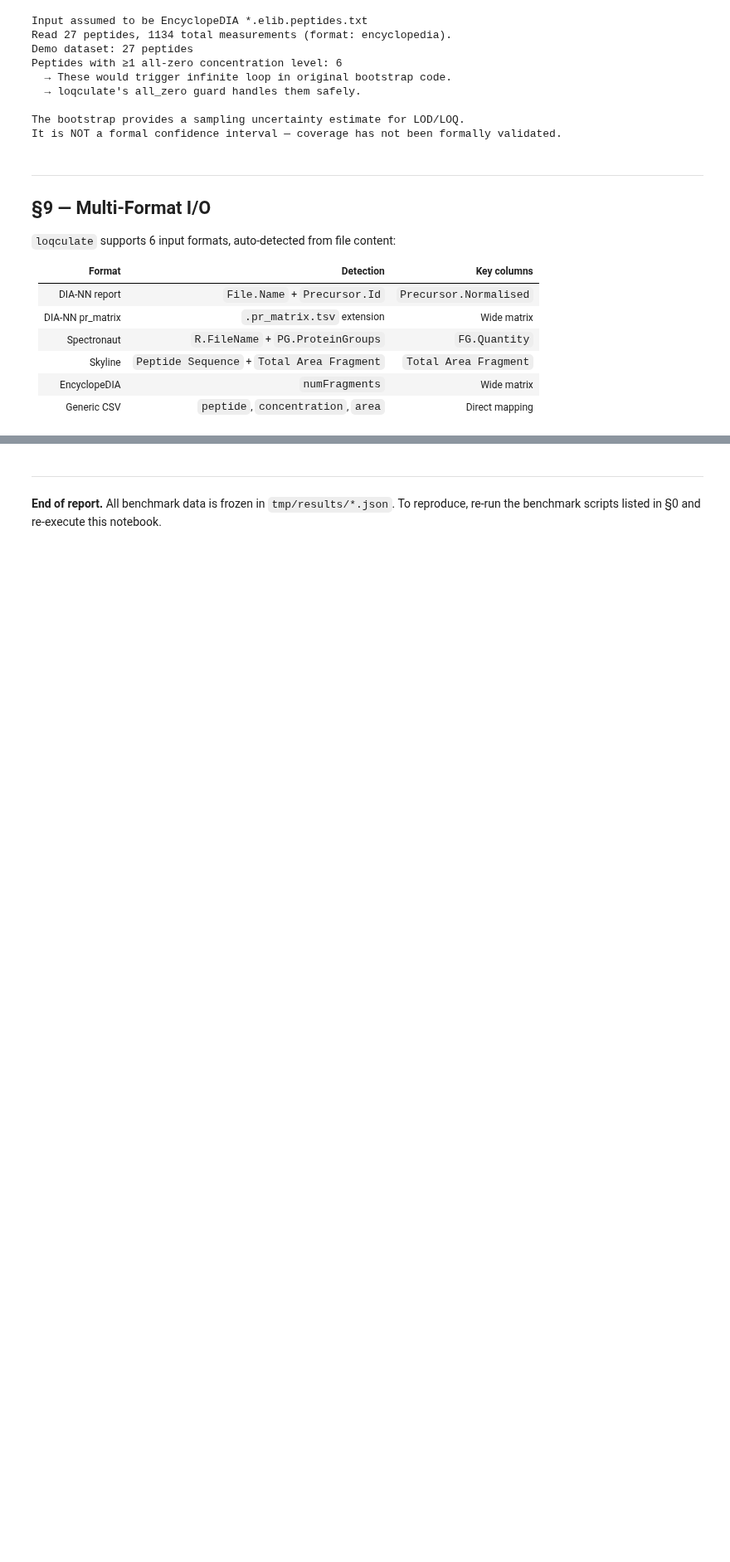
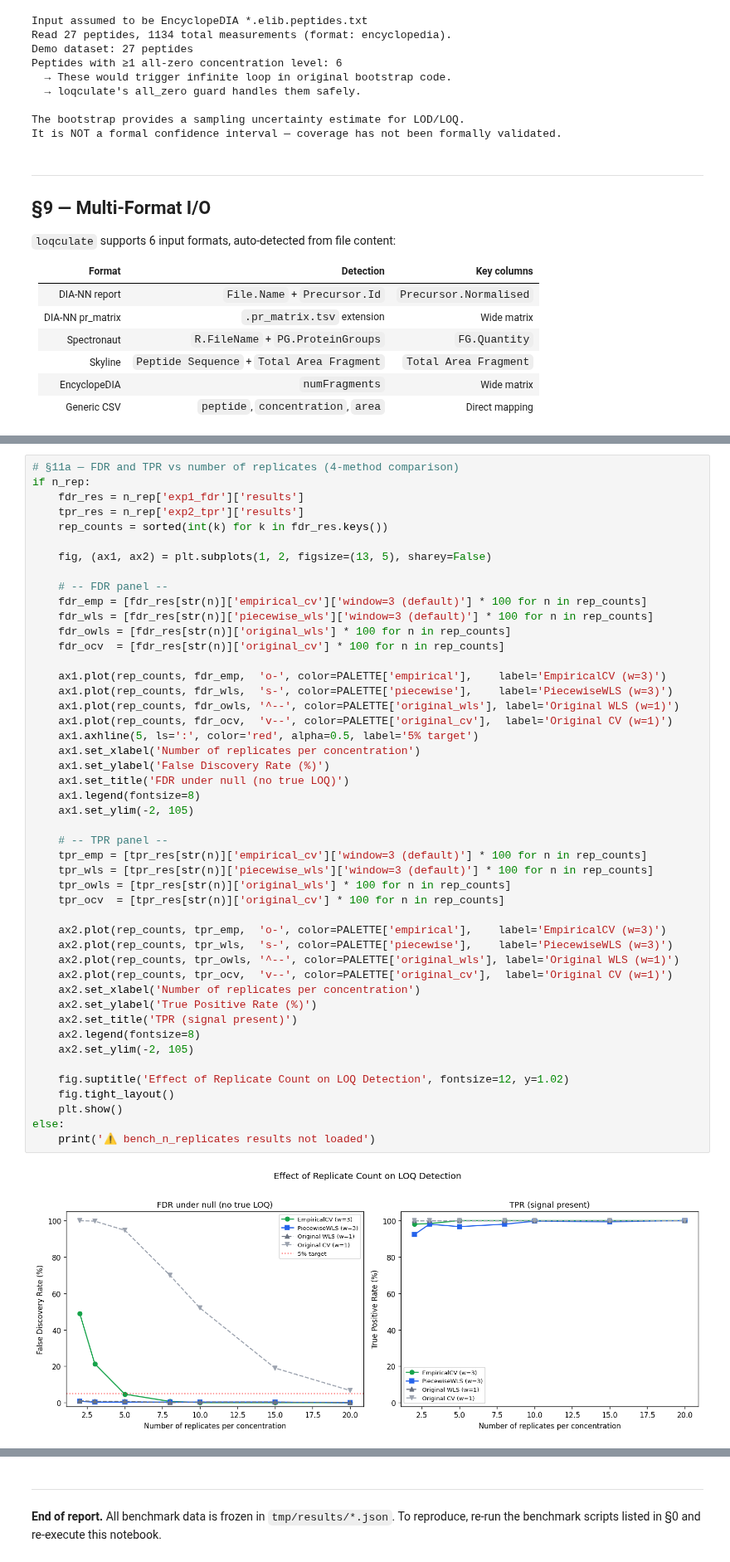
Before and after one commit to eneskemalergin/loqculate, a Jupyter notebook: comparison_report.ipynb, the cells around one changed output, grey strips where cells are left out. Shown at 83% size. Cells and saved outputs as stored; diff of their text form; blank space fills up the shorter version.

```diff
--- a/comparison_report.ipynb
+++ b/comparison_report.ipynb
@@ -884,0 +1037,49 @@ It is NOT a formal confidence interval — coverage has not been formally valida
+# %%
+# §11a — FDR and TPR vs number of replicates (4-method comparison)
+if n_rep:
+    fdr_res = n_rep['exp1_fdr']['results']
+    tpr_res = n_rep['exp2_tpr']['results']
+    rep_counts = sorted(int(k) for k in fdr_res.keys())
+
+    fig, (ax1, ax2) = plt.subplots(1, 2, figsize=(13, 5), sharey=False)
+
+    # -- FDR panel --
+    fdr_emp = [fdr_res[str(n)]['empirical_cv']['window=3 (default)'] * 100 for n in rep_counts]
+    fdr_wls = [fdr_res[str(n)]['piecewise_wls']['window=3 (default)'] * 100 for n in rep_counts]
+    fdr_owls = [fdr_res[str(n)]['original_wls'] * 100 for n in rep_counts]
+    fdr_ocv  = [fdr_res[str(n)]['original_cv'] * 100 for n in rep_counts]
+
+    ax1.plot(rep_counts, fdr_emp,  'o-', color=PALETTE['empirical'],    label='EmpiricalCV (w=3)')
+    ax1.plot(rep_counts, fdr_wls,  's-', color=PALETTE['piecewise'],    label='PiecewiseWLS (w=3)')
+    ax1.plot(rep_counts, fdr_owls, '^--', color=PALETTE['original_wls'], label='Original WLS (w=1)')
+    ax1.plot(rep_counts, fdr_ocv,  'v--', color=PALETTE['original_cv'],  label='Original CV (w=1)')
+    ax1.axhline(5, ls=':', color='red', alpha=0.5, label='5% target')
+    ax1.set_xlabel('Number of replicates per concentration')
+    ax1.set_ylabel('False Discovery Rate (%)')
+    ax1.set_title('FDR under null (no true LOQ)')
+    ax1.legend(fontsize=8)
+    ax1.set_ylim(-2, 105)
+
+    # -- TPR panel --
+    tpr_emp = [tpr_res[str(n)]['empirical_cv']['window=3 (default)'] * 100 for n in rep_counts]
+    tpr_wls = [tpr_res[str(n)]['piecewise_wls']['window=3 (default)'] * 100 for n in rep_counts]
+    tpr_owls = [tpr_res[str(n)]['original_wls'] * 100 for n in rep_counts]
+    tpr_ocv  = [tpr_res[str(n)]['original_cv'] * 100 for n in rep_counts]
+
+    ax2.plot(rep_counts, tpr_emp,  'o-', color=PALETTE['empirical'],    label='EmpiricalCV (w=3)')
+    ax2.plot(rep_counts, tpr_wls,  's-', color=PALETTE['piecewise'],    label='PiecewiseWLS (w=3)')
+    ax2.plot(rep_counts, tpr_owls, '^--', color=PALETTE['original_wls'], label='Original WLS (w=1)')
+    ax2.plot(rep_counts, tpr_ocv,  'v--', color=PALETTE['original_cv'],  label='Original CV (w=1)')
+    ax2.set_xlabel('Number of replicates per concentration')
+    ax2.set_ylabel('True Positive Rate (%)')
+    ax2.set_title('TPR (signal present)')
+    ax2.legend(fontsize=8)
+    ax2.set_ylim(-2, 105)
+
+    fig.suptitle('Effect of Replicate Count on LOQ Detection', fontsize=12, y=1.02)
+    fig.tight_layout()
+    plt.show()
+else:
+    print('⚠ bench_n_replicates results not loaded')
+# %% [output]
+[figure, added]
```
Also changed, not shown: parts of 10 cells of this notebook, 2 other files.
